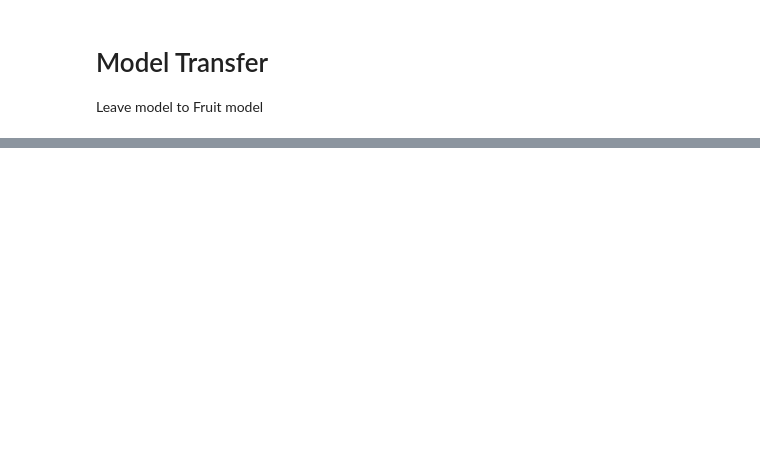
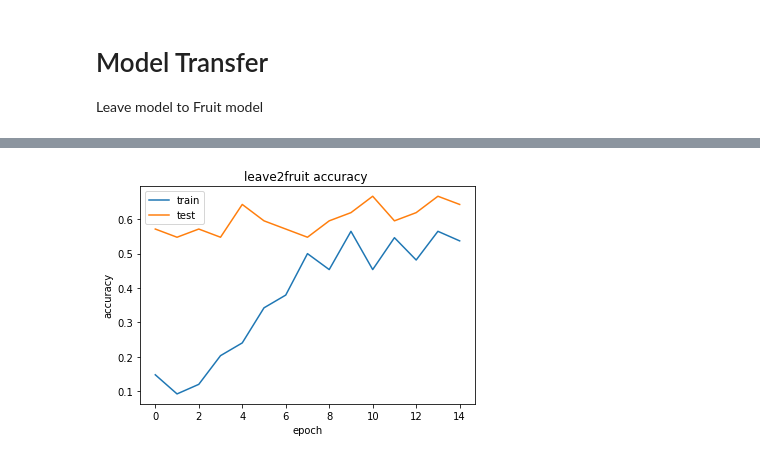
Before and after one commit to talhaanwarch/Plant-Leaf-Disease-Classification, a Jupyter notebook: transfer_learning_interdomain.ipynb, the cells around one changed output, grey strips where cells are left out. Saved outputs shown, nothing was run; the diff lists cells and outputs as text; code cells hidden in the pictures; blank space fills up the shorter version.

```diff
--- a/transfer_learning_interdomain.ipynb
+++ b/transfer_learning_interdomain.ipynb
@@ -87,9 +87,9 @@ from keras_preprocessing.image import ImageDataGenerator
 data_gen= ImageDataGenerator(
     horizontal_flip=True,
     vertical_flip=True,
-    rotation_range=90,
-    width_shift_range=0.1,
-    height_shift_range=0.1,
+    rotation_range=360,
+    width_shift_range=0.2,
+    height_shift_range=0.2,
     zoom_range=.1,
     rescale=1/255,
     fill_mode='nearest',
@@ -426 +565,15 @@ print(classification_report(y_true, y_pred,target_names=class_label))#
 Leave model to Fruit model
+# %%
+import efficientnet.tfkeras as efn
+leave2fruit =efn.EfficientNetB4(weights =None, include_top=False, input_shape = (img_shape,img_shape,3))
+x = leave2fruit.output
+x = GlobalAveragePooling2D()(x)
+x = Dropout(0.3)(x)
+x = Dense(128, activation="relu")(x)
+x = Dropout(0.3)(x)
+x = Dense(64, activation="relu")(x)
+predictions = Dense(5, activation="softmax")(x)
+# %%
+leave2fruit = Model(inputs=leave2fruit.input, outputs=predictions)
+leave2fruit.compile(optimizer=Adam(0.0001), loss=custom_loss, metrics=['accuracy'])
+leave2fruit.load_weights('leave_model.h5')
@@ -426,0 +583,6 @@ Leave model to Fruit model
+# %%
+results = leave2fruit.fit(fruits_train_generator,epochs=15,
+                              steps_per_epoch=fruits_train_generator.n/batch_size,
+                              validation_data=fruits_val_generator,
+                             validation_steps=fruits_val_generator.n/batch_size,
+                              callbacks=[ReduceLROnPlateau(monitor='val_loss', factor=0.2,patience=2, min_lr=0.000001)])
@@ -426,0 +607,11 @@ Leave model to Fruit model
+# %%
+
+plt.plot(results.history['accuracy'])
+plt.plot(results.history['val_accuracy'])
+plt.title('leave2fruit accuracy ')
+plt.ylabel('accuracy')
+plt.xlabel('epoch')
+plt.legend(['train', 'test'], loc='upper left')
+plt.show()
+# %% [output]
+[figure, added]
```
Also changed, not shown: parts of 48 cells of this notebook.
